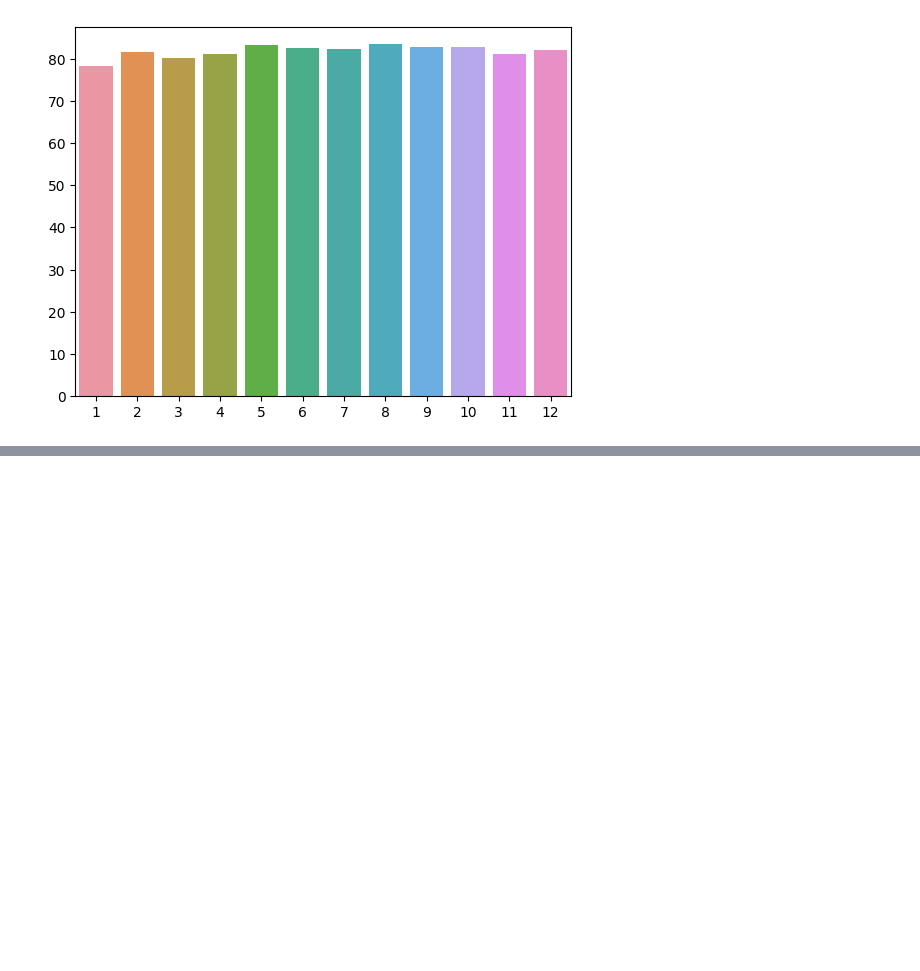
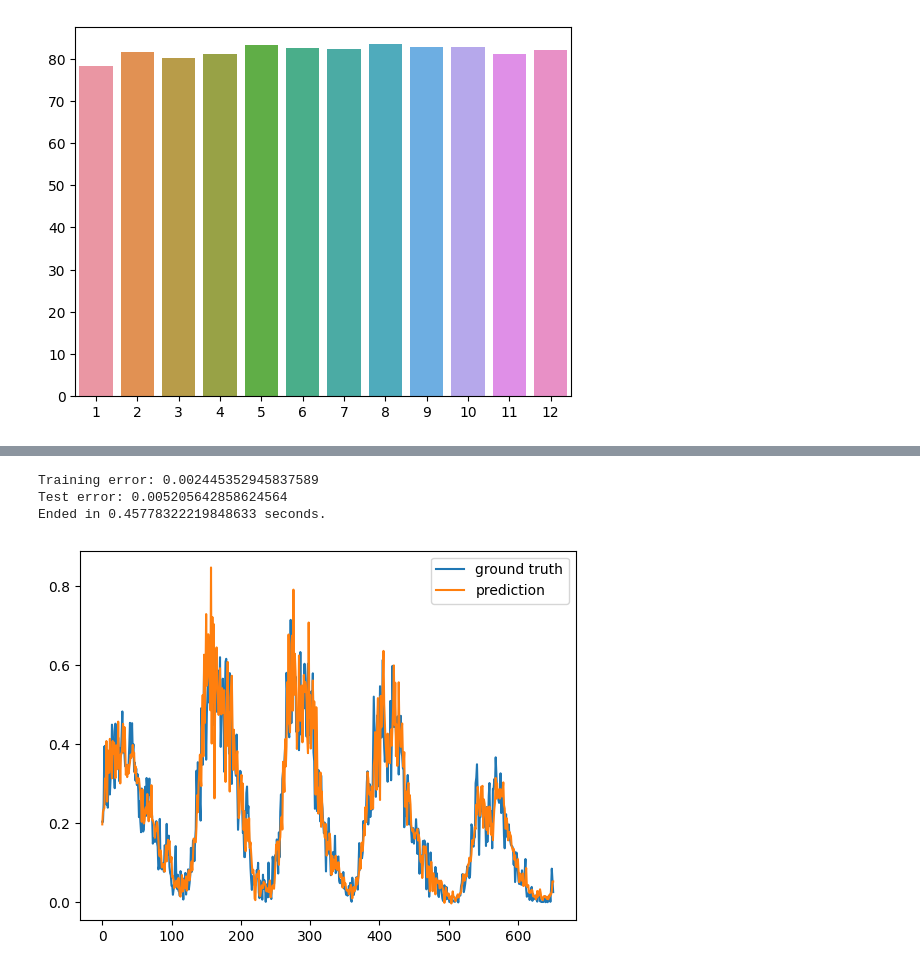
Before and after one commit to czyjtu/time-series-forecasting, a Jupyter notebook: notebooks/esn-sunspots.ipynb, the cells around one changed output, grey strips where cells are left out. Cells and saved outputs as stored; diff of their text form; code cells hidden in the pictures; blank space fills up the shorter version.

```diff
--- a/notebooks/esn-sunspots.ipynb
+++ b/notebooks/esn-sunspots.ipynb
@@ -67 +161,24 @@ X_train, X_test, y_train, y_test = train_test_split(X, y, test_size=0.2, shuffle
+# %%
+test_size = 0.2
+train_df, test_df = train_test_split(sunspots_df, test_size=test_size, shuffle=False)
+
+scaler = MinMaxScaler()
+train_df["sunspots_scaled"] = scaler.fit_transform(train_df[["sunspots"]])
+test_df["sunspots_scaled"] = scaler.transform(test_df[["sunspots"]])
+
+INPUT_SEQUENCE_LENGTH = 12 * 4
+OUTPUT_SEQUENCE_LENGTH = 1
+
+X_train, y_train = ts2dataset(
+    values=train_df["sunspots_scaled"].values,
+    input_size=INPUT_SEQUENCE_LENGTH,
+    output_size=OUTPUT_SEQUENCE_LENGTH,
+    stride=1
+)
+X_test, y_test = ts2dataset(
+    values=test_df["sunspots_scaled"].values,
+    input_size=INPUT_SEQUENCE_LENGTH,
+    output_size=OUTPUT_SEQUENCE_LENGTH,
+    stride=1
+)
 # %% [markdown]
@@ -192,0 +252,57 @@ plot_predictions(model, sunspots_test_df.sunspots.values, INPUT_SIZE, OUTPUT_SIZ
+# %%
+import torch.nn
+import numpy as np
+from torchesn.nn import ESN
+from torchesn import utils
+import time
+
+device = "cpu"
+dtype = torch.double
+torch.set_default_dtype(dtype)
+
+lag = 1
+X_data = train_df["sunspots_scaled"].iloc[: -lag].values.reshape(-1, 1, 1)
+Y_data =train_df["sunspots_scaled"].iloc[lag: ].values.reshape(-1, 1, 1)
+X_data = torch.from_numpy(X_data).to(device)
+Y_data = torch.from_numpy(Y_data).to(device)
+
+trX = X_data
+trY = Y_data
+tsX = th.from_numpy(test_df["sunspots_scaled"].iloc[: -lag].values.reshape(-1, 1, 1))
+tsY = th.from_numpy(test_df["sunspots_scaled"].iloc[lag: ].values.reshape(-1, 1, 1))
+
+washout = [100]
+input_size = output_size = 1
+hidden_size = 500
+loss_fcn = torch.nn.MSELoss()
+
+
+
+start = time.time()
+
+# Training
+trY_flat = utils.prepare_target(trY.clone(), [trX.size(0)], washout)
+
+model = ESN(input_size, hidden_size, output_size)
+model.to(device)
+
+model(trX, washout, None, trY_flat)
+model.fit()
+output, hidden = model(trX, washout)
+print("Training error:", loss_fcn(output, trY[washout[0]:]).item())
+
+# Test
+output, hidden = model(tsX, [0], hidden)
+print("Test error:", loss_fcn(output, tsY).item())
+print("Ended in", time.time() - start, "seconds.")
+# %% [output]
+Training error: 0.002445352945837589
+Test error: 0.005205642858624564
+Ended in 0.45778322219848633 seconds.
+# %%
+plt.plot(np.arange(len(tsY)), tsY.detach().numpy().flatten(), label="ground truth")
+plt.plot(np.arange(len(tsY)), output.detach().numpy().flatten(), label="prediction")
+plt.legend()
+plt.show()
+# %% [output]
+[figure, added]
```
Also changed, not shown: parts of 19 cells of this notebook.
